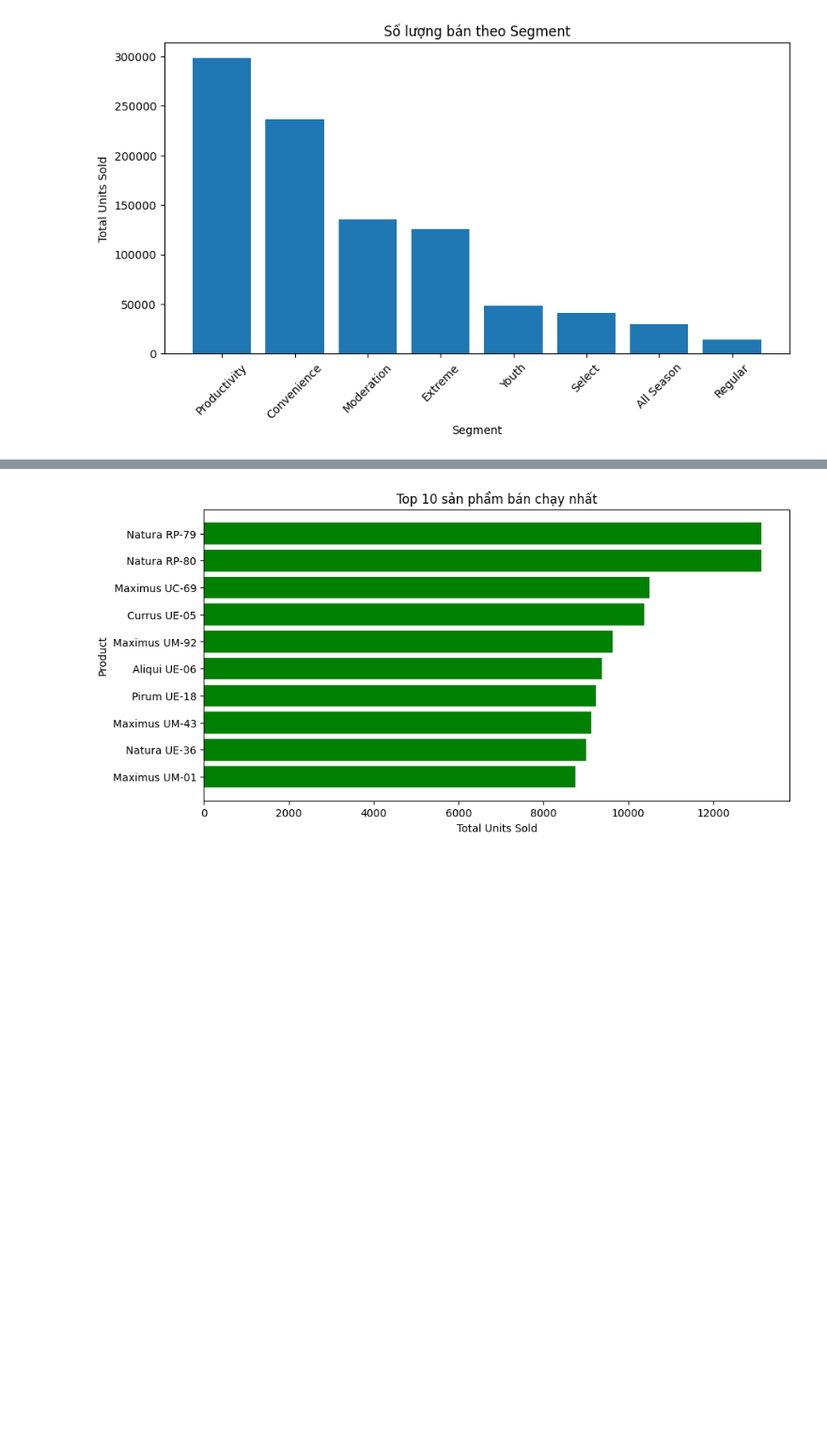
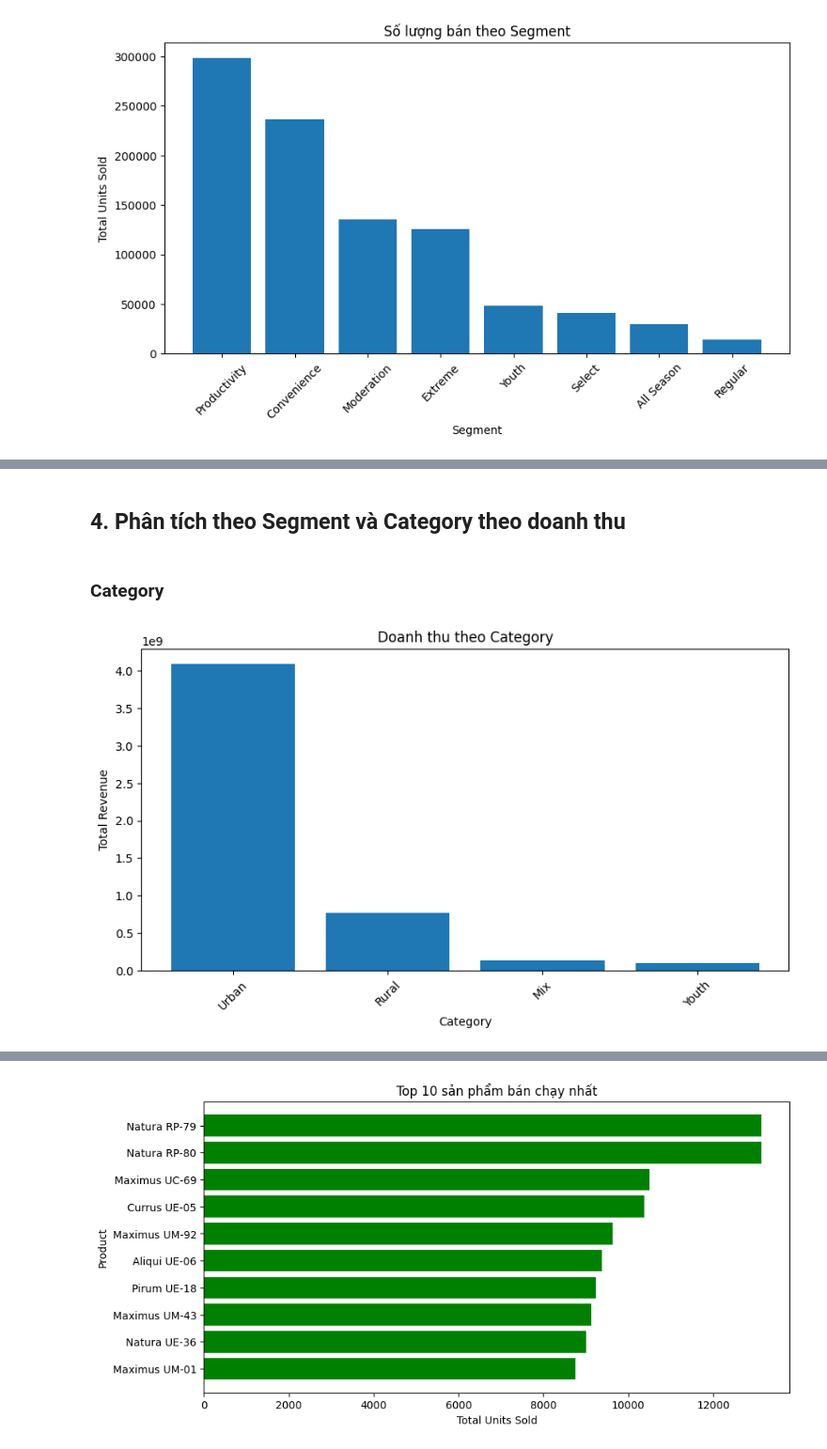
Before and after one commit to HaiAu2501/Try-Some-Models, a Jupyter notebook: tasks/1.ipynb, the cells around one changed output, grey strips where cells are left out. Shown at 94% size. Saved outputs shown, nothing was run; the diff lists cells and outputs as text; code cells hidden in the pictures; blank space fills up the shorter version.

```diff
--- a/tasks/1.ipynb
+++ b/tasks/1.ipynb
@@ -191,0 +217,17 @@ plt.show()
+# %% [markdown]
+## 4. Phân tích theo Segment và Category theo doanh thu
+# %% [markdown]
+### Category
+# %%
+# Tổng hợp doanh thu bán theo Category
+category_revenue = df.groupby("Category")["Revenue"].sum().sort_values(ascending=False)
+# Vẽ biểu đồ số lượng bán theo Category
+plt.figure(figsize=(10, 5))
+plt.bar(category_revenue.index, category_revenue.values)
+plt.xlabel("Category")
+plt.ylabel("Total Revenue")
+plt.title("Doanh thu theo Category")
+plt.xticks(rotation=45)
+plt.show()
+# %% [output]
+[figure, added]
```
Also changed, not shown: parts of 13 cells of this notebook.
